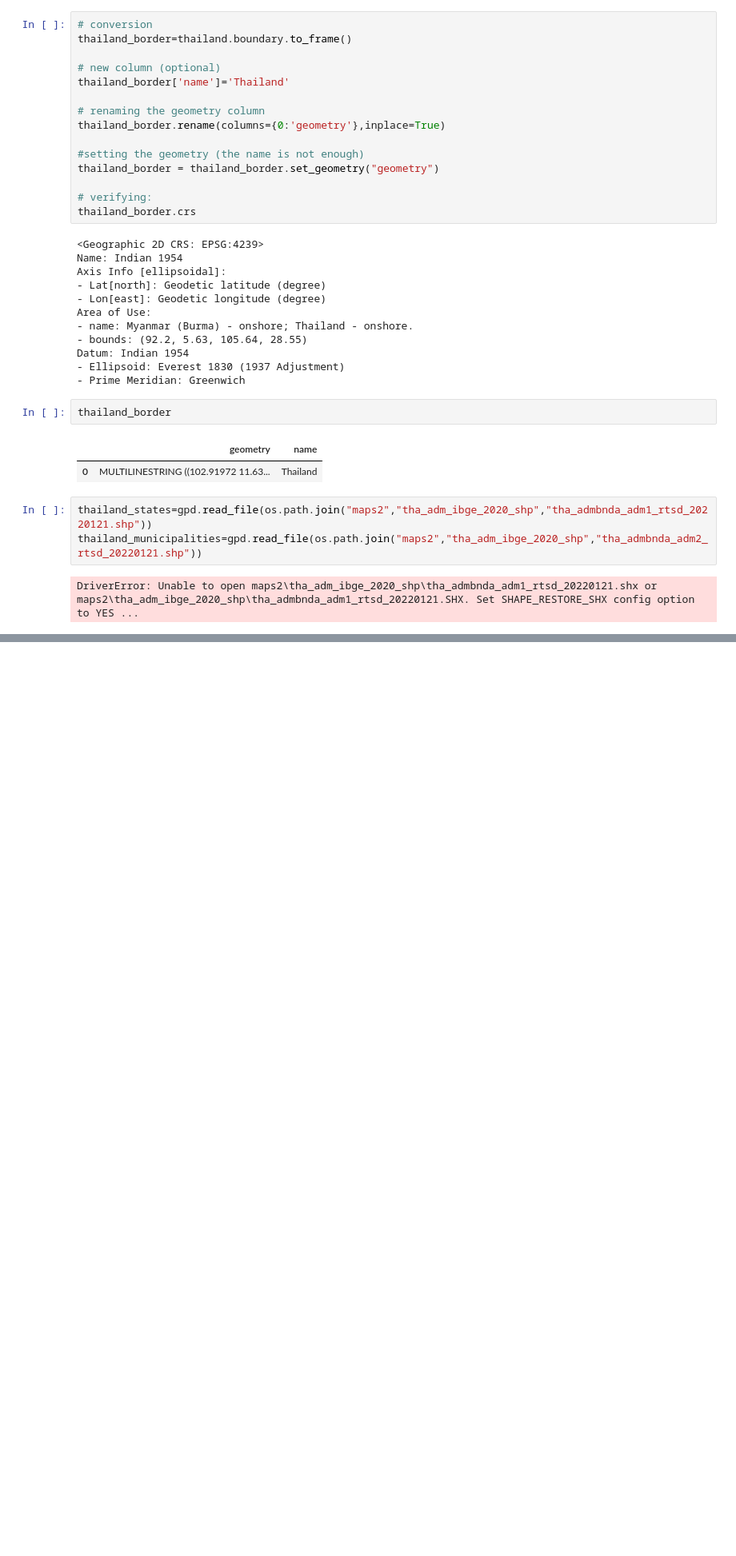
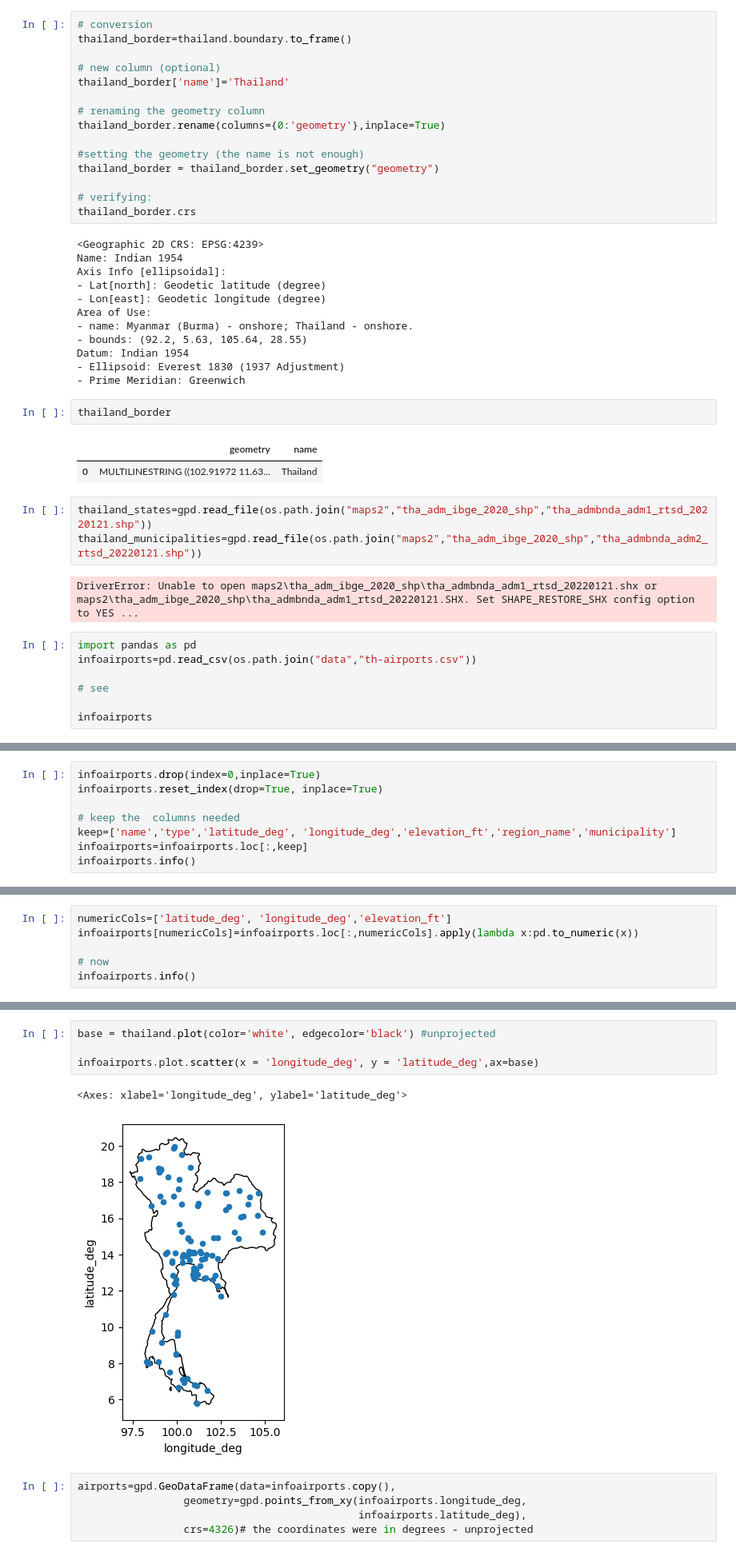
Before and after one commit to juandiegopozo-10/tareadatos3, a Jupyter notebook: tarea3datos.ipynb, the cells around one changed output, grey strips where cells are left out. Shown at 80% size. Drawn from its saved outputs; the diff is of its cells as text; blank space fills up the shorter version.

```diff
--- a/tarea3datos.ipynb
+++ b/tarea3datos.ipynb
@@ -93,3 +93,10 @@ thailand_states=gpd.read_file(os.path.join("maps2","tha_adm_ibge_2020_shp","tha_
 thailand_municipalities=gpd.read_file(os.path.join("maps2","tha_adm_ibge_2020_shp","tha_admbnda_adm2_rtsd_20220121.shp"))
 # %% [output]
 DriverError: Unable to open maps2\tha_adm_ibge_2020_shp\tha_admbnda_adm1_rtsd_20220121.shx or maps2\tha_adm_ibge_2020_shp\tha_admbnda_adm1_rtsd_20220121.SHX. Set SHAPE_RESTORE_SHX config option to YES ...
+# %%
+import pandas as pd
+infoairports=pd.read_csv(os.path.join("data","th-airports.csv"))
+
+# see
+
+infoairports
@@ -95,0 +117,8 @@ DriverError: Unable to open maps2\tha_adm_ibge_2020_shp\tha_admbnda_adm1_rtsd_20
+# %%
+infoairports.drop(index=0,inplace=True)
+infoairports.reset_index(drop=True, inplace=True)
+
+# keep the  columns needed
+keep=['name','type','latitude_deg', 'longitude_deg','elevation_ft','region_name','municipality']
+infoairports=infoairports.loc[:,keep]
+infoairports.info()
@@ -95,0 +140,6 @@ DriverError: Unable to open maps2\tha_adm_ibge_2020_shp\tha_admbnda_adm1_rtsd_20
+# %%
+numericCols=['latitude_deg', 'longitude_deg','elevation_ft']
+infoairports[numericCols]=infoairports.loc[:,numericCols].apply(lambda x:pd.to_numeric(x))
+
+# now
+infoairports.info()
@@ -95,0 +161,12 @@ DriverError: Unable to open maps2\tha_adm_ibge_2020_shp\tha_admbnda_adm1_rtsd_20
+# %%
+base = thailand.plot(color='white', edgecolor='black') #unprojected
+
+infoairports.plot.scatter(x = 'longitude_deg', y = 'latitude_deg',ax=base)
+# %% [output]
+<Axes: xlabel='longitude_deg', ylabel='latitude_deg'>
+[figure, added]
+# %%
+airports=gpd.GeoDataFrame(data=infoairports.copy(),
+                 geometry=gpd.points_from_xy(infoairports.longitude_deg,
+                                             infoairports.latitude_deg),
+                 crs=4326)# the coordinates were in degrees - unprojected
```
Also changed, not shown: parts of 13 cells of this notebook.
